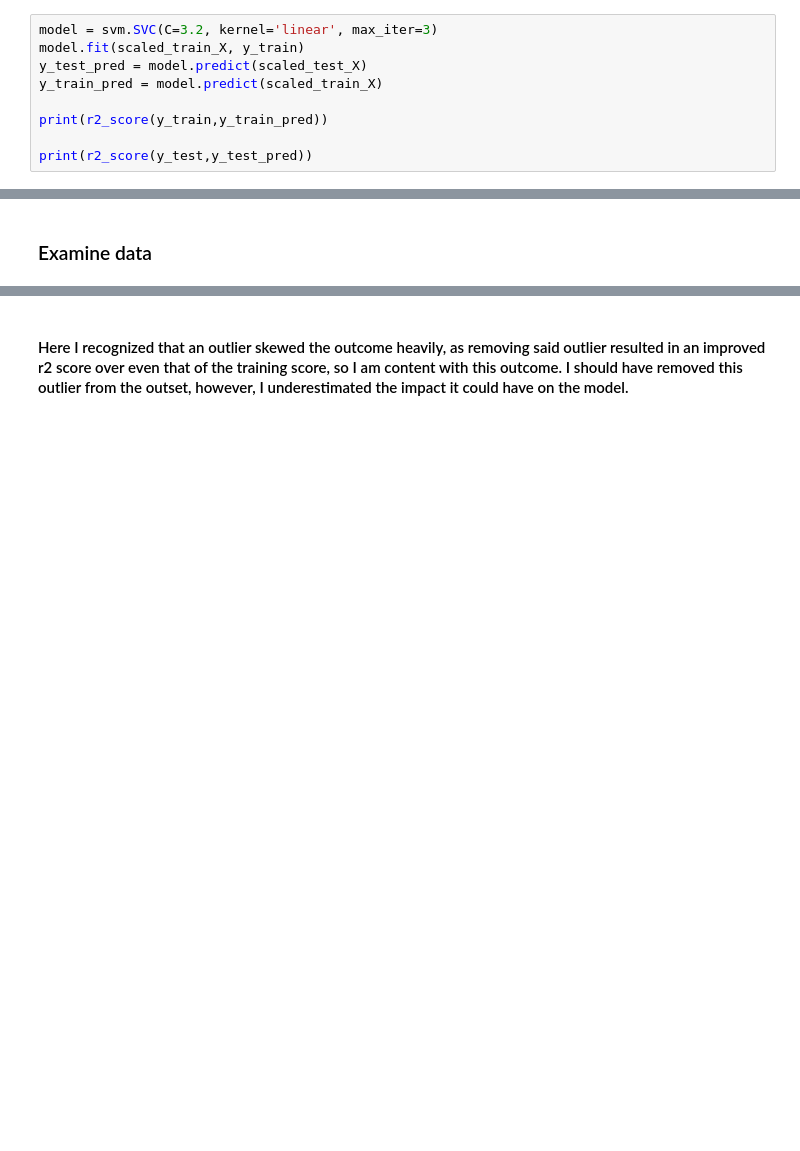
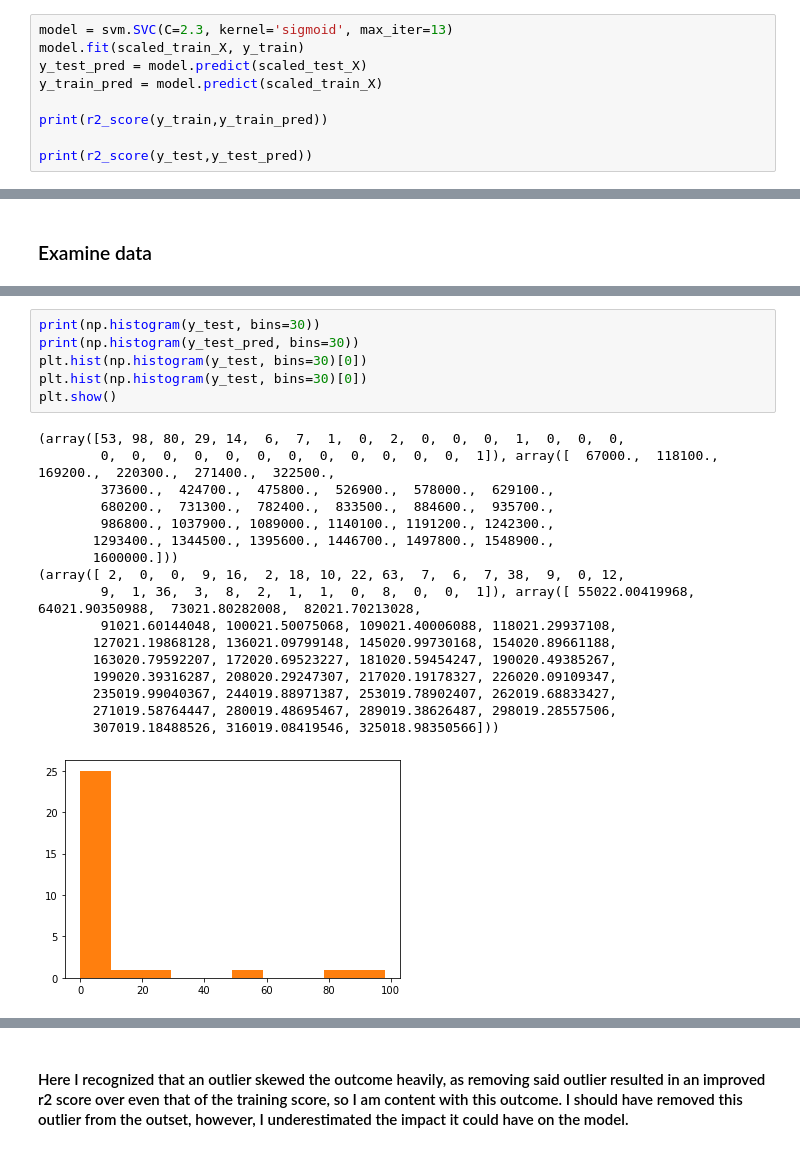
Before and after one commit to StephenDodd1/HousingPricePredictiveModel, a Jupyter notebook: Notebooks/04_modelling.ipynb, the cells around one changed output, grey strips where cells are left out. Saved outputs shown, nothing was run; the diff lists cells and outputs as text; blank space fills up the shorter version.

```diff
--- a/Notebooks/04_modelling.ipynb
+++ b/Notebooks/04_modelling.ipynb
@@ -77,7 +77,7 @@ search.best_params_
 # %% [markdown]
 ## Implement SVM with optimal params
 # %%
-model = svm.SVC(C=3.2, kernel='linear', max_iter=3)
+model = svm.SVC(C=2.3, kernel='sigmoid', max_iter=13)
 model.fit(scaled_train_X, y_train)
 y_test_pred = model.predict(scaled_test_X)
 y_train_pred = model.predict(scaled_train_X)
@@ -93 +105,25 @@ print(r2_score(y_test,y_test_pred))
+# %%
+print(np.histogram(y_test, bins=30))
+print(np.histogram(y_test_pred, bins=30))
+plt.hist(np.histogram(y_test, bins=30)[0])
+plt.hist(np.histogram(y_test, bins=30)[0])
+plt.show()
+# %% [output]
+(array([53, 98, 80, 29, 14,  6,  7,  1,  0,  2,  0,  0,  0,  1,  0,  0,  0,
+        0,  0,  0,  0,  0,  0,  0,  0,  0,  0,  0,  0,  1]), array([  67000.,  118100.,  169200.,  220300.,  271400.,  322500.,
+        373600.,  424700.,  475800.,  526900.,  578000.,  629100.,
+        680200.,  731300.,  782400.,  833500.,  884600.,  935700.,
+        986800., 1037900., 1089000., 1140100., 1191200., 1242300.,
+       1293400., 1344500., 1395600., 1446700., 1497800., 1548900.,
+       1600000.]))
+(array([ 2,  0,  0,  9, 16,  2, 18, 10, 22, 63,  7,  6,  7, 38,  9,  0, 12,
+        9,  1, 36,  3,  8,  2,  1,  1,  0,  8,  0,  0,  1]), array([ 55022.00419968,  64021.90350988,  73021.80282008,  82021.70213028,
+        91021.60144048, 100021.50075068, 109021.40006088, 118021.29937108,
+       127021.19868128, 136021.09799148, 145020.99730168, 154020.89661188,
+       163020.79592207, 172020.69523227, 181020.59454247, 190020.49385267,
+       199020.39316287, 208020.29247307, 217020.19178327, 226020.09109347,
+       235019.99040367, 244019.88971387, 253019.78902407, 262019.68833427,
+       271019.58764447, 280019.48695467, 289019.38626487, 298019.28557506,
+       307019.18488526, 316019.08419546, 325018.98350566]))
+[figure, added]
 # %%
```
Also changed, not shown: parts of 11 cells of this notebook, 2 other files.
